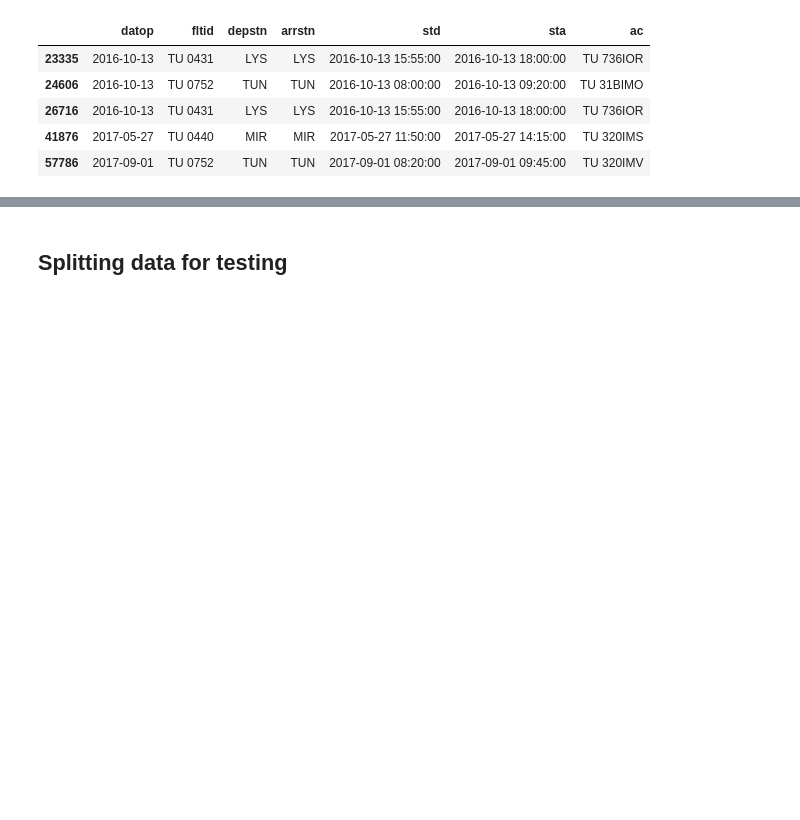
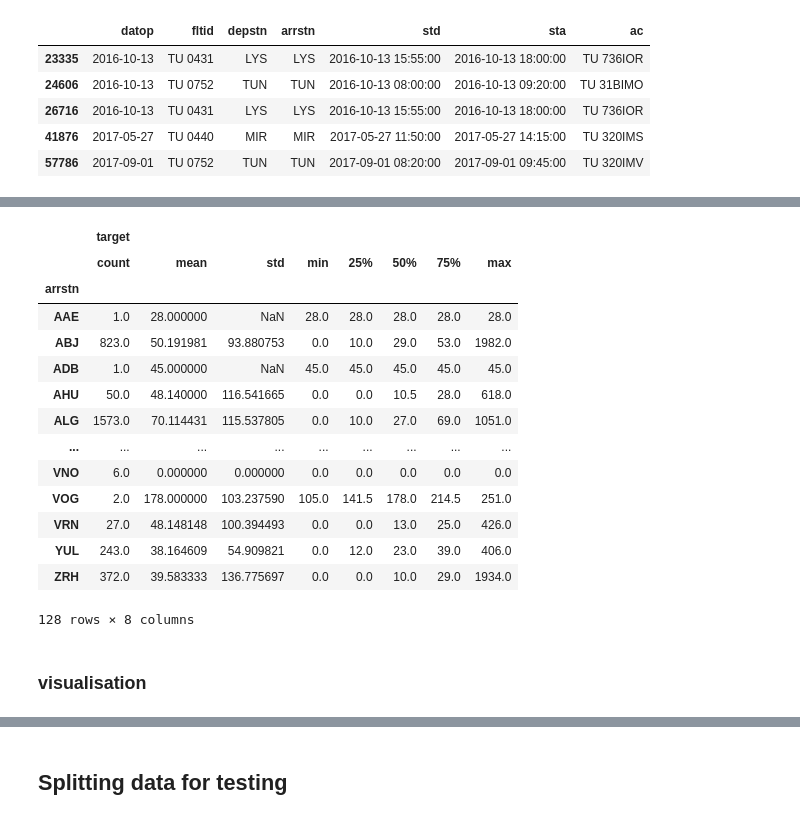
Before and after one commit to edierik/ml_project_flight_delay, a Jupyter notebook: EDA_Modeling_Flight_Delay.ipynb, the cells around one changed output, grey strips where cells are left out. Cells and saved outputs as stored; diff of their text form; code cells hidden in the pictures; blank space fills up the shorter version.

```diff
--- a/EDA_Modeling_Flight_Delay.ipynb
+++ b/EDA_Modeling_Flight_Delay.ipynb
@@ -249,0 +391,20 @@ df[(df.datop == '2016-10-13') & (df.depstn == 'LYS')]
+# %%
+df_clean.groupby(['arrstn']).describe()
+# %% [output]
+|  | target |  |  |  |  |  |  |  |
+|  | count | mean | std | min | 25% | 50% | 75% | max |
+| arrstn |  |  |  |  |  |  |  |  |
+| AAE | 1.0 | 28.000000 | NaN | 28.0 | 28.0 | 28.0 | 28.0 | 28.0 |
+| ABJ | 823.0 | 50.191981 | 93.880753 | 0.0 | 10.0 | 29.0 | 53.0 | 1982.0 |
+| ADB | 1.0 | 45.000000 | NaN | 45.0 | 45.0 | 45.0 | 45.0 | 45.0 |
+| AHU | 50.0 | 48.140000 | 116.541665 | 0.0 | 0.0 | 10.5 | 28.0 | 618.0 |
+| ALG | 1573.0 | 70.114431 | 115.537805 | 0.0 | 10.0 | 27.0 | 69.0 | 1051.0 |
+| ... | ... | ... | ... | ... | ... | ... | ... | ... |
+| VNO | 6.0 | 0.000000 | 0.000000 | 0.0 | 0.0 | 0.0 | 0.0 | 0.0 |
+| VOG | 2.0 | 178.000000 | 103.237590 | 105.0 | 141.5 | 178.0 | 214.5 | 251.0 |
+| VRN | 27.0 | 48.148148 | 100.394493 | 0.0 | 0.0 | 13.0 | 25.0 | 426.0 |
+| YUL | 243.0 | 38.164609 | 54.909821 | 0.0 | 12.0 | 23.0 | 39.0 | 406.0 |
+| ZRH | 372.0 | 39.583333 | 136.775697 | 0.0 | 0.0 | 10.0 | 29.0 | 1934.0 |
+128 rows × 8 columns
+# %% [markdown]
+### visualisation
```
Also changed, not shown: parts of 32 cells of this notebook.
